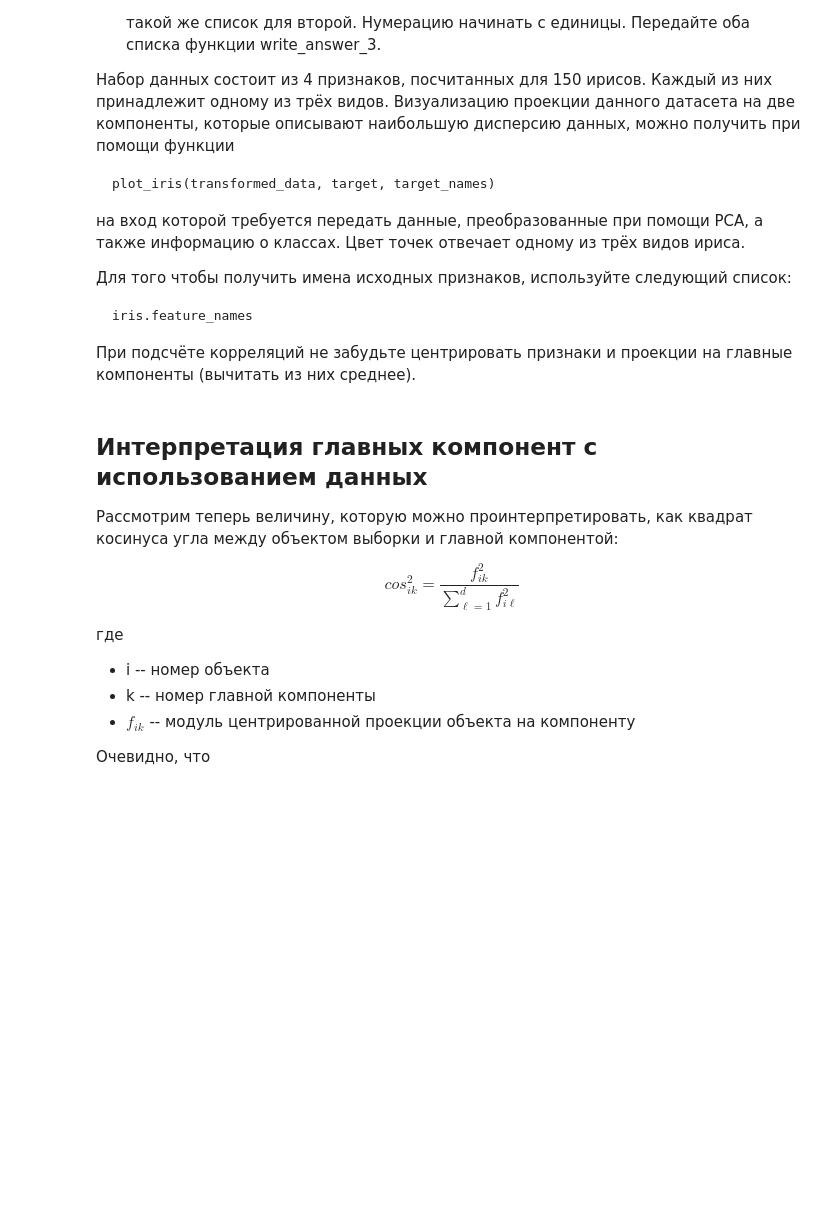
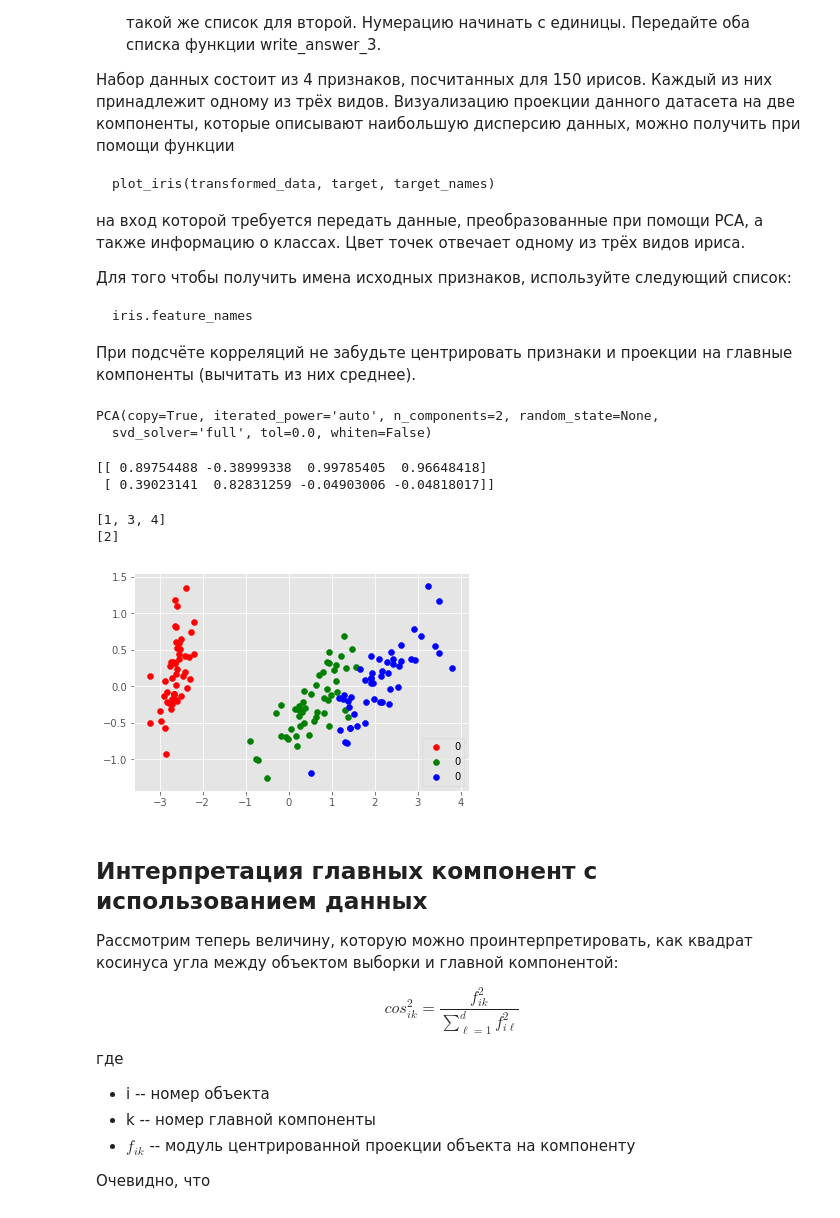
Before and after one commit to kirrlix1994/specialization_yandex_and_mipt, a Jupyter notebook: 3-unsupervised-learning/assignments/c3_w2_PCA.ipynb, the cells around one changed output. Drawn from its saved outputs; the diff is of its cells as text; code cells hidden in the pictures; blank space fills up the shorter version.

```diff
--- a/3-unsupervised-learning/assignments/c3_w2_PCA.ipynb
+++ b/3-unsupervised-learning/assignments/c3_w2_PCA.ipynb
@@ -467,0 +506,9 @@ target_names = iris.target_names
+# %%
+pca_model_iris = PCA(n_components=2, svd_solver="full")
+pca_model_iris.fit(data)
+# %% [output]
+PCA(copy=True, iterated_power='auto', n_components=2, random_state=None,
+  svd_solver='full', tol=0.0, whiten=False)
+# %%
+# transformed data
+data_trans_iris = pca_model_iris.transform(data)
@@ -467,0 +519,6 @@ target_names = iris.target_names
+# %%
+pca_corr = np.vstack( (pca_1_corr, pca_2_corr))
+print(pca_corr)
+# %% [output]
+[[ 0.89754488 -0.38999338  0.99785405  0.96648418]
+ [ 0.39023141  0.82831259 -0.04903006 -0.04818017]]
@@ -467,0 +529,7 @@ target_names = iris.target_names
+# %%
+# check:
+print(pca_feature_list_1)
+print(pca_feature_list_2)
+# %% [output]
+[1, 3, 4]
+[2]
@@ -468,3 +538,9 @@ target_names = iris.target_names
+# %%
+# plot PC:
+plot_iris(transformed_data=data_trans_iris, target=iris.target, target_names=target)
+# Great!
+# %% [output]
+[figure, added]
 # %% [markdown]
 ## Интерпретация главных компонент с использованием данных
 
```
Also changed, not shown: parts of 34 cells of this notebook, 5 other files.
